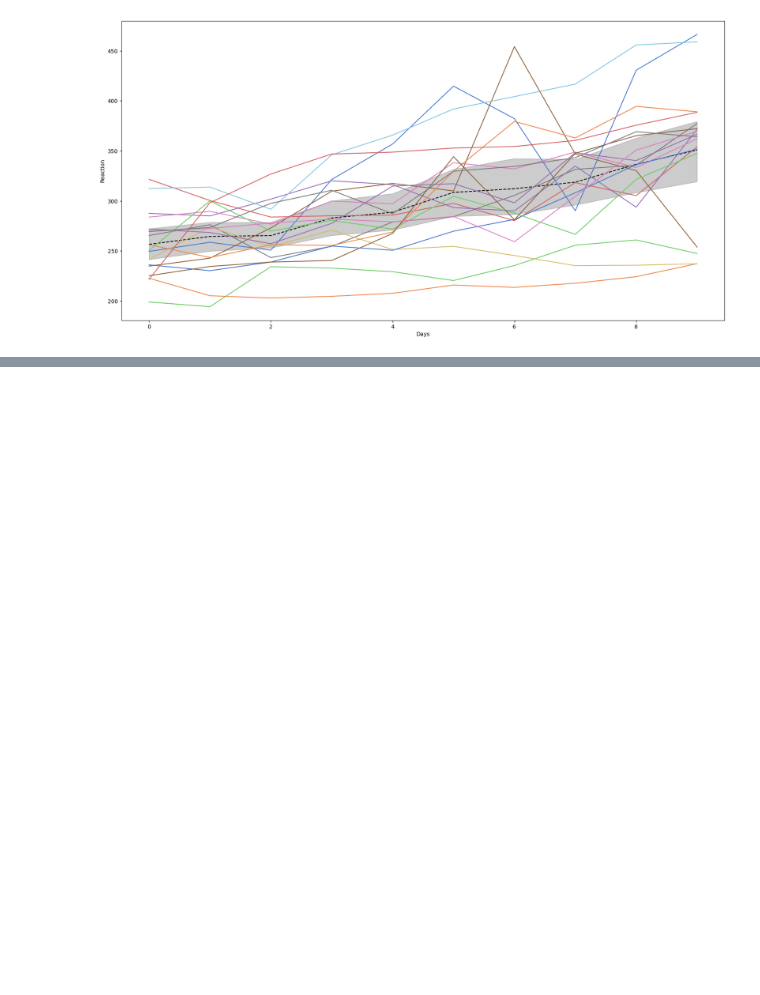
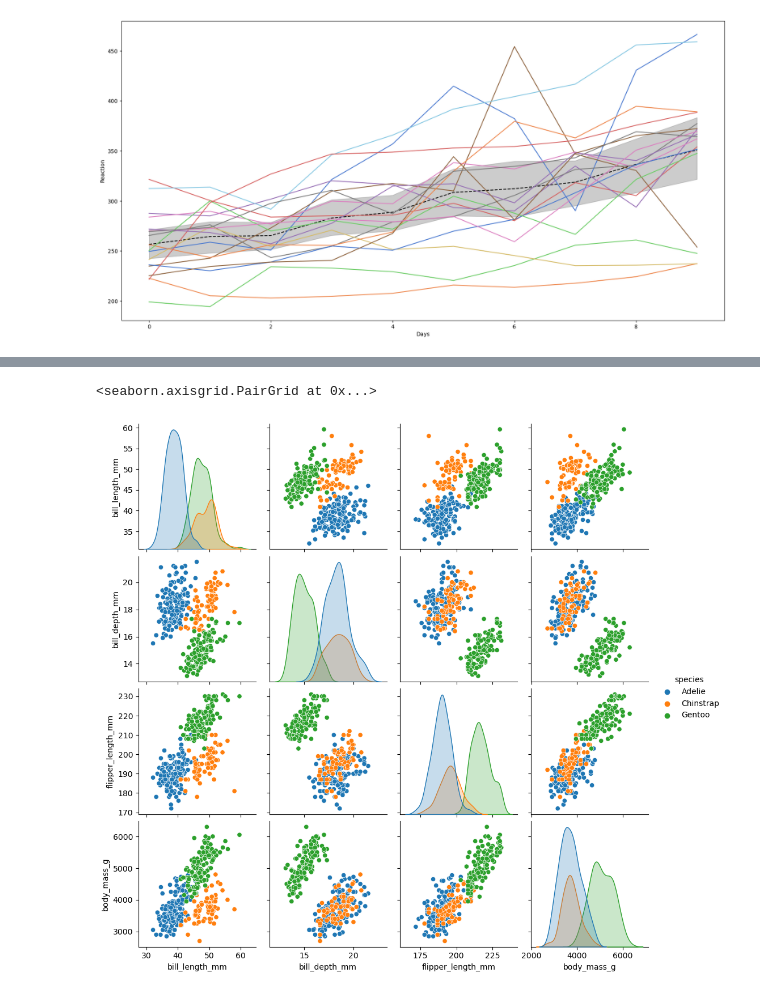
Before and after one commit to akonstans/numpy_pandas_visualization_exercises, a Jupyter notebook: seaborn_exercises.ipynb, the cells around one changed output, grey strips where cells are left out. Drawn from its saved outputs; the diff is of its cells as text; code cells hidden in the pictures; blank space fills up the shorter version.

```diff
--- a/seaborn_exercises.ipynb
+++ b/seaborn_exercises.ipynb
@@ -295,3 +307,5 @@ sns.lineplot(x='Days', y='Reaction', hue= 'Subject', data = sleep, legend = Fals
 # %% [output]
 <AxesSubplot:xlabel='Days', ylabel='Reaction'>
 [figure]
+# %%
+penguins = sns.load_dataset('penguins')
@@ -297,0 +328,5 @@ sns.lineplot(x='Days', y='Reaction', hue= 'Subject', data = sleep, legend = Fals
+# %%
+sns.pairplot(penguins, hue = 'species')
+# %% [output]
+<seaborn.axisgrid.PairGrid at 0x...>
+[figure, added]
```
Also changed, not shown: parts of 4 cells of this notebook.
